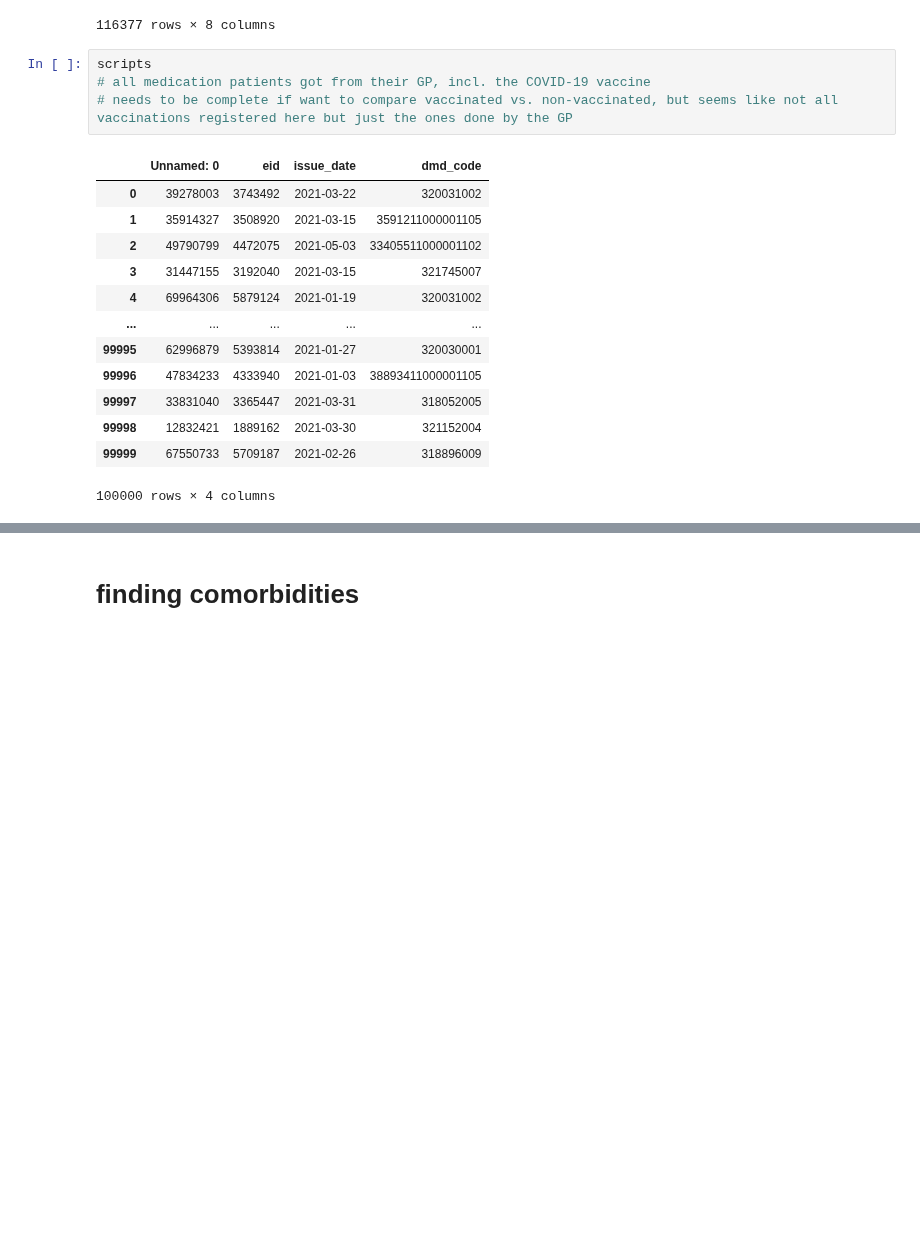
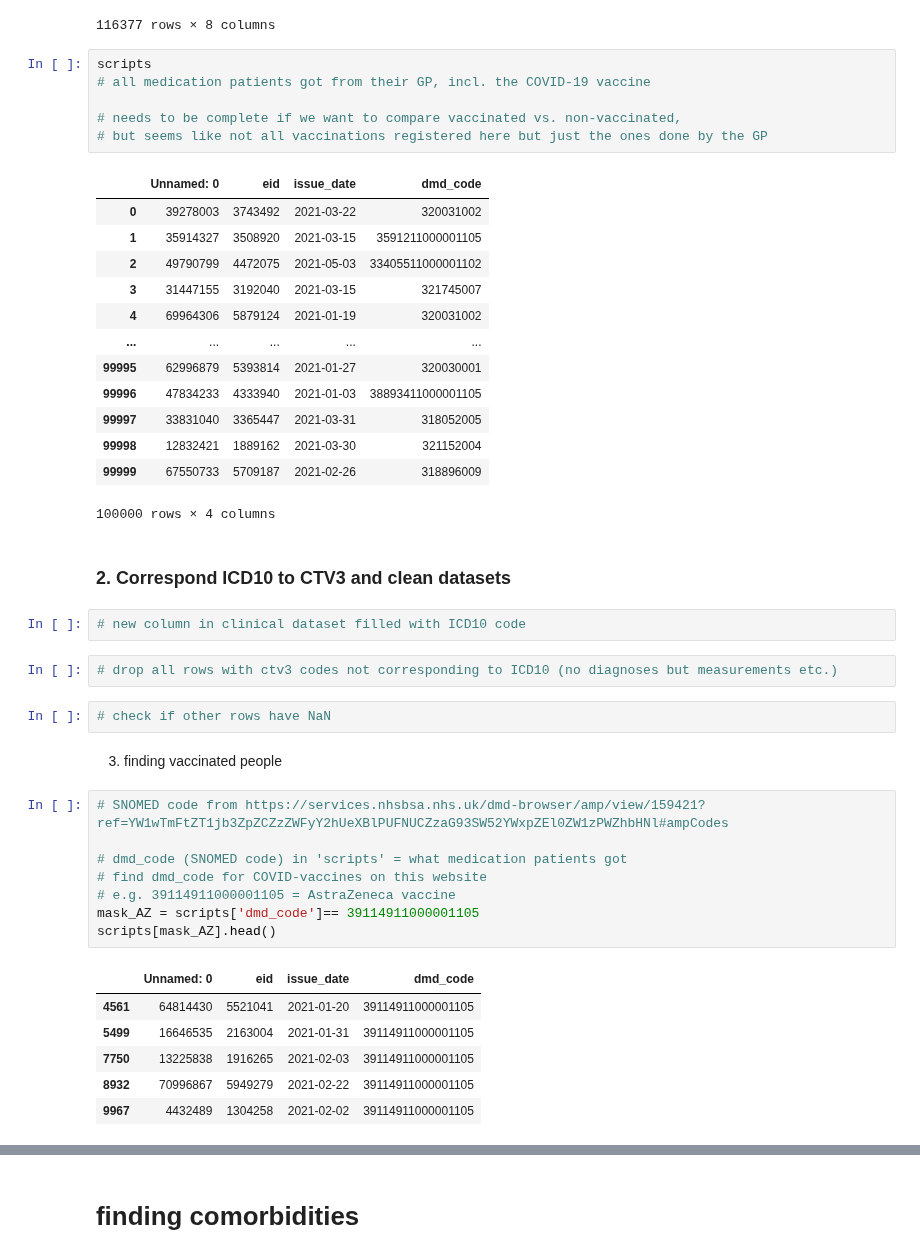
Before and after one commit to MonicaMueller/big-data-final-project, a Jupyter notebook: Project_vaccine_comorbidities.ipynb, the cells around one changed output, grey strips where cells are left out. Saved outputs shown, nothing was run; the diff lists cells and outputs as text; blank space fills up the shorter version.

```diff
--- a/Project_vaccine_comorbidities.ipynb
+++ b/Project_vaccine_comorbidities.ipynb
@@ -86,7 +99,9 @@ GPic10
 # %%
 scripts
 # all medication patients got from their GP, incl. the COVID-19 vaccine
-# needs to be complete if want to compare vaccinated vs. non-vaccinated, but seems like not all vaccinations registered here but just the ones done by the GP
+
+# needs to be complete if we want to compare vaccinated vs. non-vaccinated,
+# but seems like not all vaccinations registered here but just the ones done by the GP
 # %% [output]
 |  | Unnamed: 0 | eid | issue_date | dmd_code |
 | 0 | 39278003 | 3743492 | 2021-03-22 | 320031002 |
@@ -101,3 +116,28 @@ scripts
 | 99998 | 12832421 | 1889162 | 2021-03-30 | 321152004 |
 | 99999 | 67550733 | 5709187 | 2021-02-26 | 318896009 |
 100000 rows × 4 columns
+# %% [markdown]
+### 2. Correspond ICD10 to CTV3 and clean datasets
+# %%
+# new column in clinical dataset filled with ICD10 code
+# %%
+# drop all rows with ctv3 codes not corresponding to ICD10 (no diagnoses but measurements etc.)
+# %%
+# check if other rows have NaN
+# %% [markdown]
+3. finding vaccinated people
+# %%
+# SNOMED code from https://services.nhsbsa.nhs.uk/dmd-browser/amp/view/159421?ref=YW1wTmFtZT1jb3ZpZCZzZWFyY2hUeXBlPUFNUCZzaG93SW52YWxpZEl0ZW1zPWZhbHNl#ampCodes
+
+# dmd_code (SNOMED code) in 'scripts' = what medication patients got
+# find dmd_code for COVID-vaccines on this website
+# e.g. 39114911000001105 = AstraZeneca vaccine
+mask_AZ = scripts['dmd_code']== 39114911000001105
+scripts[mask_AZ].head()
+# %% [output]
+|  | Unnamed: 0 | eid | issue_date | dmd_code |
+| 4561 | 64814430 | 5521041 | 2021-01-20 | 39114911000001105 |
+| 5499 | 16646535 | 2163004 | 2021-01-31 | 39114911000001105 |
+| 7750 | 13225838 | 1916265 | 2021-02-03 | 39114911000001105 |
+| 8932 | 70996867 | 5949279 | 2021-02-22 | 39114911000001105 |
+| 9967 | 4432489 | 1304258 | 2021-02-02 | 39114911000001105 |
```
Also changed, not shown: parts of 39 cells of this notebook.
